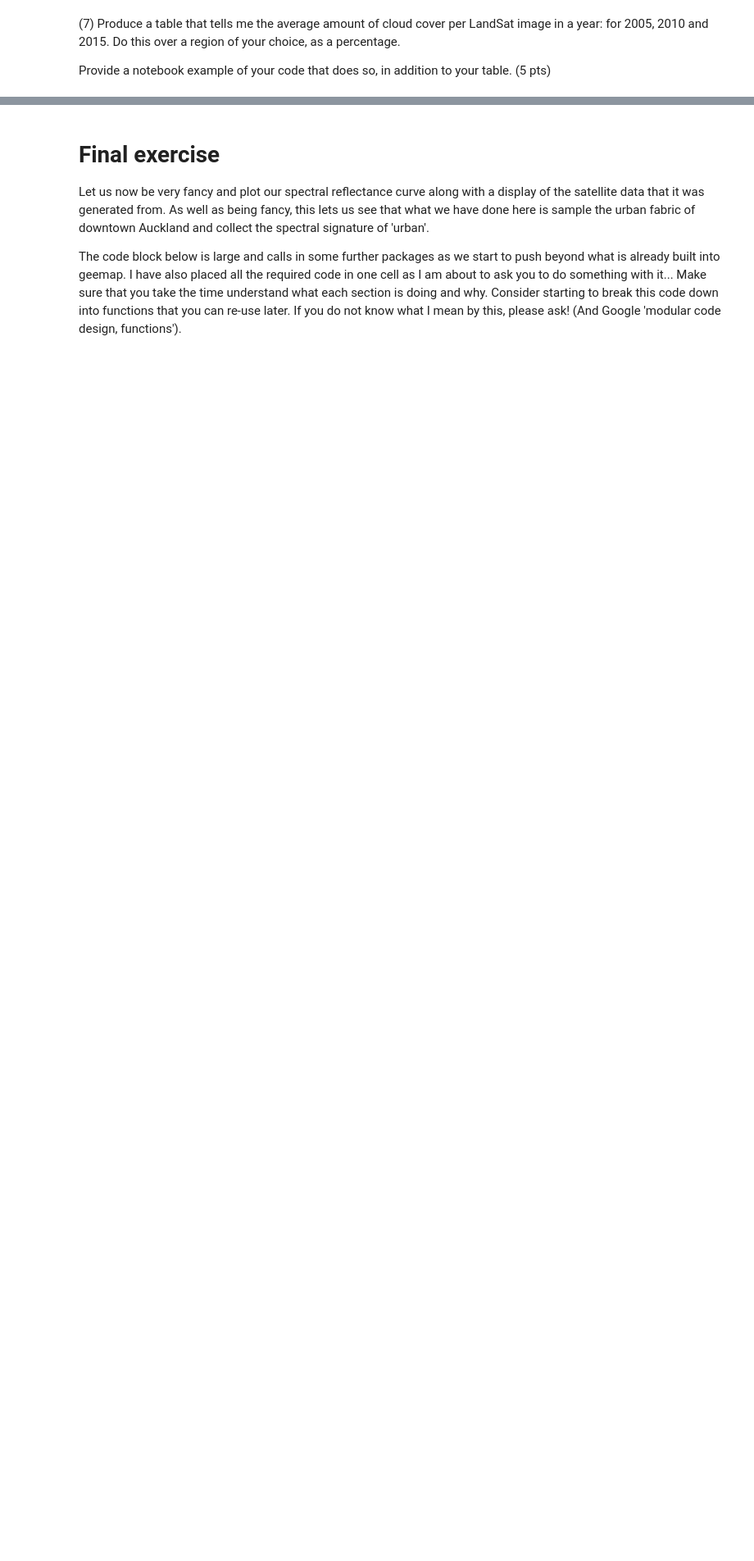
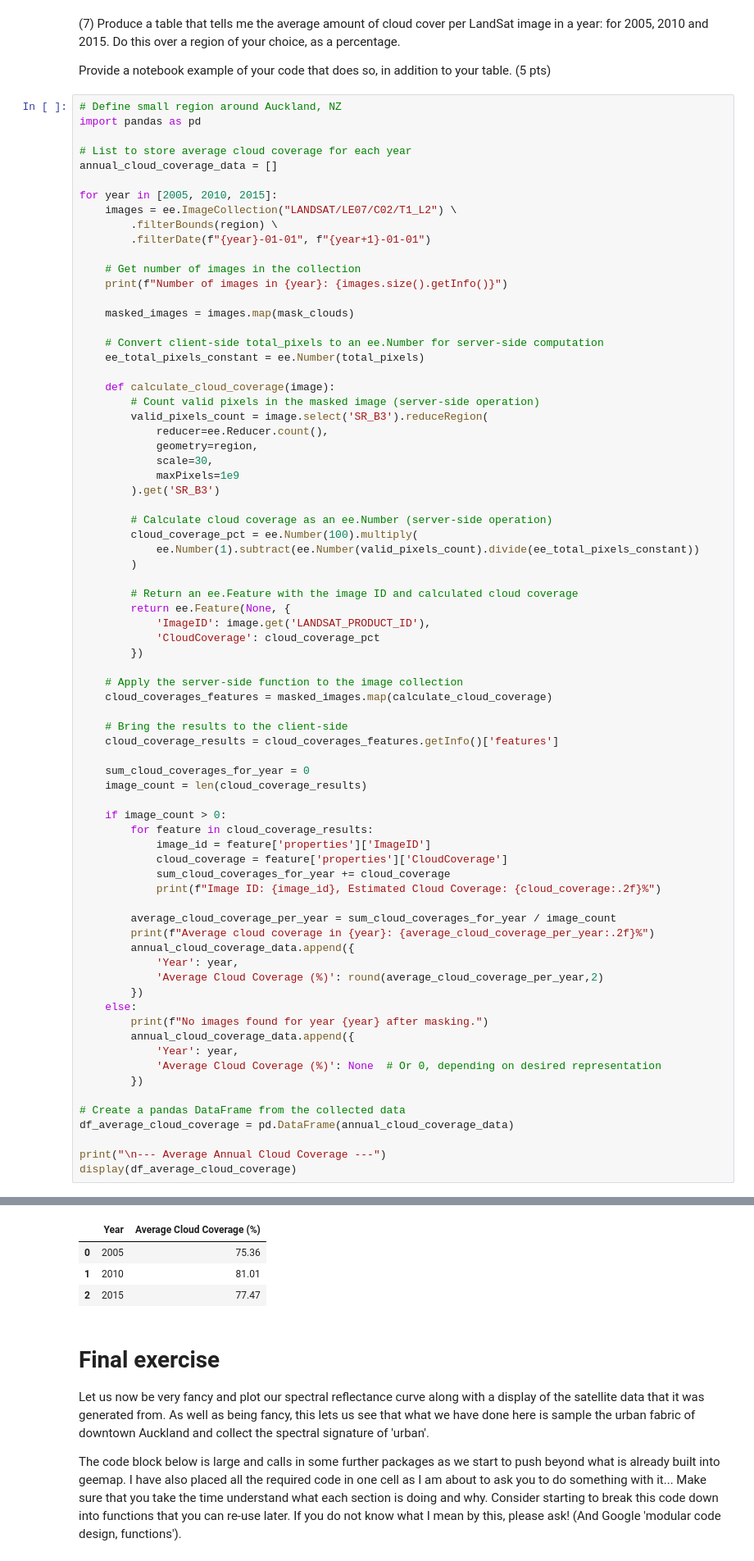
Before and after one commit to hyunbin1024/GEOG761, a Jupyter notebook: GEO761_Lab1.ipynb, the cells around one changed output, grey strips where cells are left out. Shown at 82% size. Cells and saved outputs as stored; diff of their text form; blank space fills up the shorter version.

```diff
--- a/GEO761_Lab1.ipynb
+++ b/GEO761_Lab1.ipynb
@@ -341,3 +321,78 @@ Map
 (7) Produce a table that tells me the average amount of cloud cover per LandSat image in a year: for 2005, 2010 and 2015. Do this over a region of your choice, as a percentage.
 
 Provide a notebook example of your code that does so, in addition to your table. (5 pts)
+# %%
+# Define small region around Auckland, NZ
+import pandas as pd
+
+# List to store average cloud coverage for each year
+annual_cloud_coverage_data = []
+
+for year in [2005, 2010, 2015]:
+    images = ee.ImageCollection("LANDSAT/LE07/C02/T1_L2") \
+        .filterBounds(region) \
+        .filterDate(f"{year}-01-01", f"{year+1}-01-01")
+
+    # Get number of images in the collection
+    print(f"Number of images in {year}: {images.size().getInfo()}")
+
+    masked_images = images.map(mask_clouds)
+
+    # Convert client-side total_pixels to an ee.Number for server-side computation
+    ee_total_pixels_constant = ee.Number(total_pixels)
+
+    def calculate_cloud_coverage(image):
+        # Count valid pixels in the masked image (server-side operation)
+        valid_pixels_count = image.select('SR_B3').reduceRegion(
+            reducer=ee.Reducer.count(),
+            geometry=region,
+            scale=30,
+            maxPixels=1e9
+        ).get('SR_B3')
+
+        # Calculate cloud coverage as an ee.Number (server-side operation)
+        cloud_coverage_pct = ee.Number(100).multiply(
+            ee.Number(1).subtract(ee.Number(valid_pixels_count).divide(ee_total_pixels_constant))
+        )
+
+        # Return an ee.Feature with the image ID and calculated cloud coverage
+        return ee.Feature(None, {
+            'ImageID': image.get('LANDSAT_PRODUCT_ID'),
+            'CloudCoverage': cloud_coverage_pct
+        })
+
+    # Apply the server-side function to the image collection
+    cloud_coverages_features = masked_images.map(calculate_cloud_coverage)
+
+    # Bring the results to the client-side
+    cloud_coverage_results = cloud_coverages_features.getInfo()['features']
+
+    sum_cloud_coverages_for_year = 0
+    image_count = len(cloud_coverage_results)
+
+    if image_count > 0:
+        for feature in cloud_coverage_results:
+            image_id = feature['properties']['ImageID']
+            cloud_coverage = feature['properties']['CloudCoverage']
+            sum_cloud_coverages_for_year += cloud_coverage
+            print(f"Image ID: {image_id}, Estimated Cloud Coverage: {cloud_coverage:.2f}%")
+
+        average_cloud_coverage_per_year = sum_cloud_coverages_for_year / image_count
+        print(f"Average cloud coverage in {year}: {average_cloud_coverage_per_year:.2f}%")
+        annual_cloud_coverage_data.append({
+            'Year': year,
+            'Average Cloud Coverage (%)': round(average_cloud_coverage_per_year,2)
+        })
+    else:
+        print(f"No images found for year {year} after masking.")
+        annual_cloud_coverage_data.append({
+            'Year': year,
+            'Average Cloud Coverage (%)': None  # Or 0, depending on desired representation
+        })
+
+# Create a pandas DataFrame from the collected data
+df_average_cloud_coverage = pd.DataFrame(annual_cloud_coverage_data)
+
+print("\n--- Average Annual Cloud Coverage ---")
+display(df_average_cloud_coverage)
+# %% [output]
@@ -344,3 +416,7 @@ Provide a notebook example of your code that does so, in addition to your table.
+|  | Year | Average Cloud Coverage (%) |
+| 0 | 2005 | 75.36 |
+| 1 | 2010 | 81.01 |
+| 2 | 2015 | 77.47 |
 # %% [markdown]
 # Final exercise
 Let us now be very fancy and plot our spectral reflectance curve along with a display of the satellite data that it was generated from. As well as being fancy, this lets us see that what we have done here is sample the urban fabric of downtown Auckland and collect the spectral signature of 'urban'.
```
Also changed, not shown: parts of 8 cells of this notebook.
